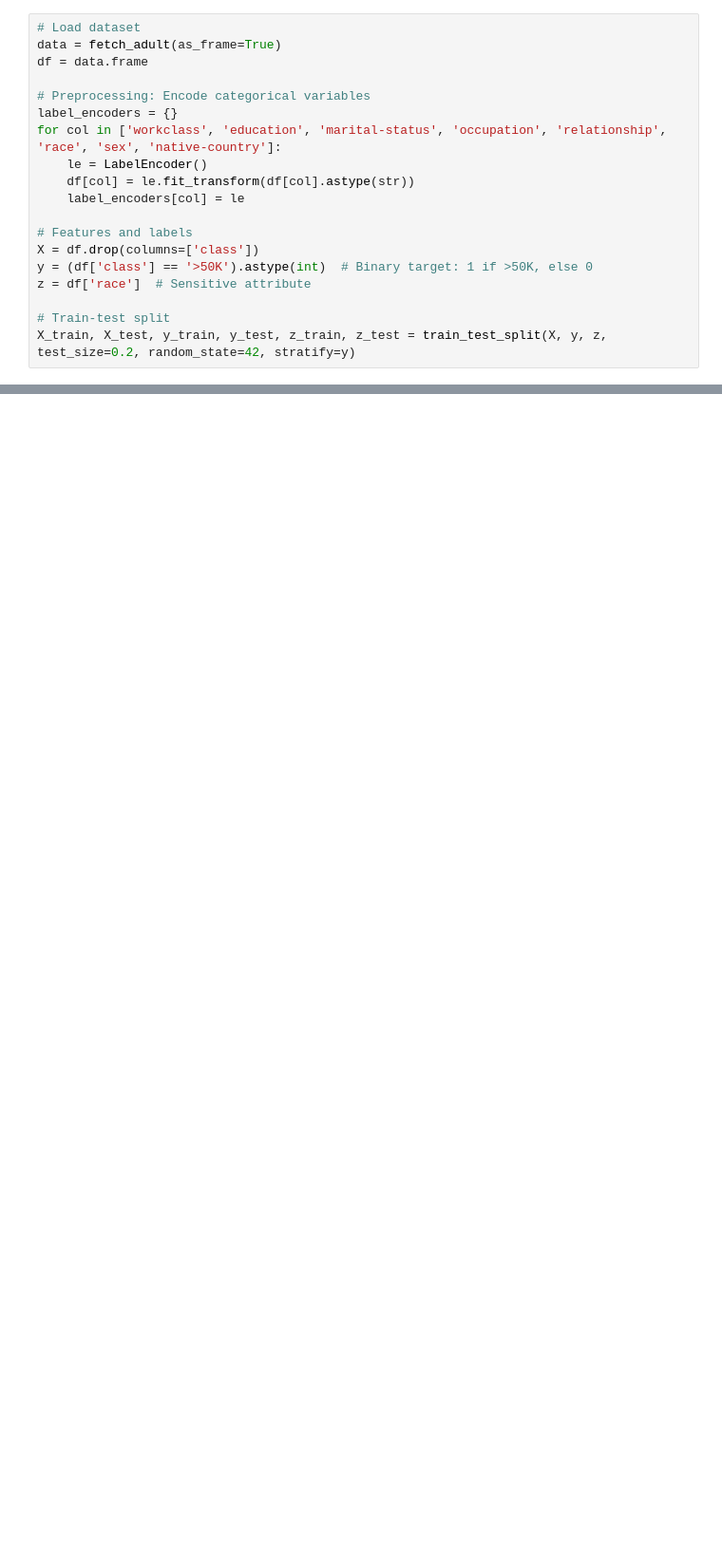
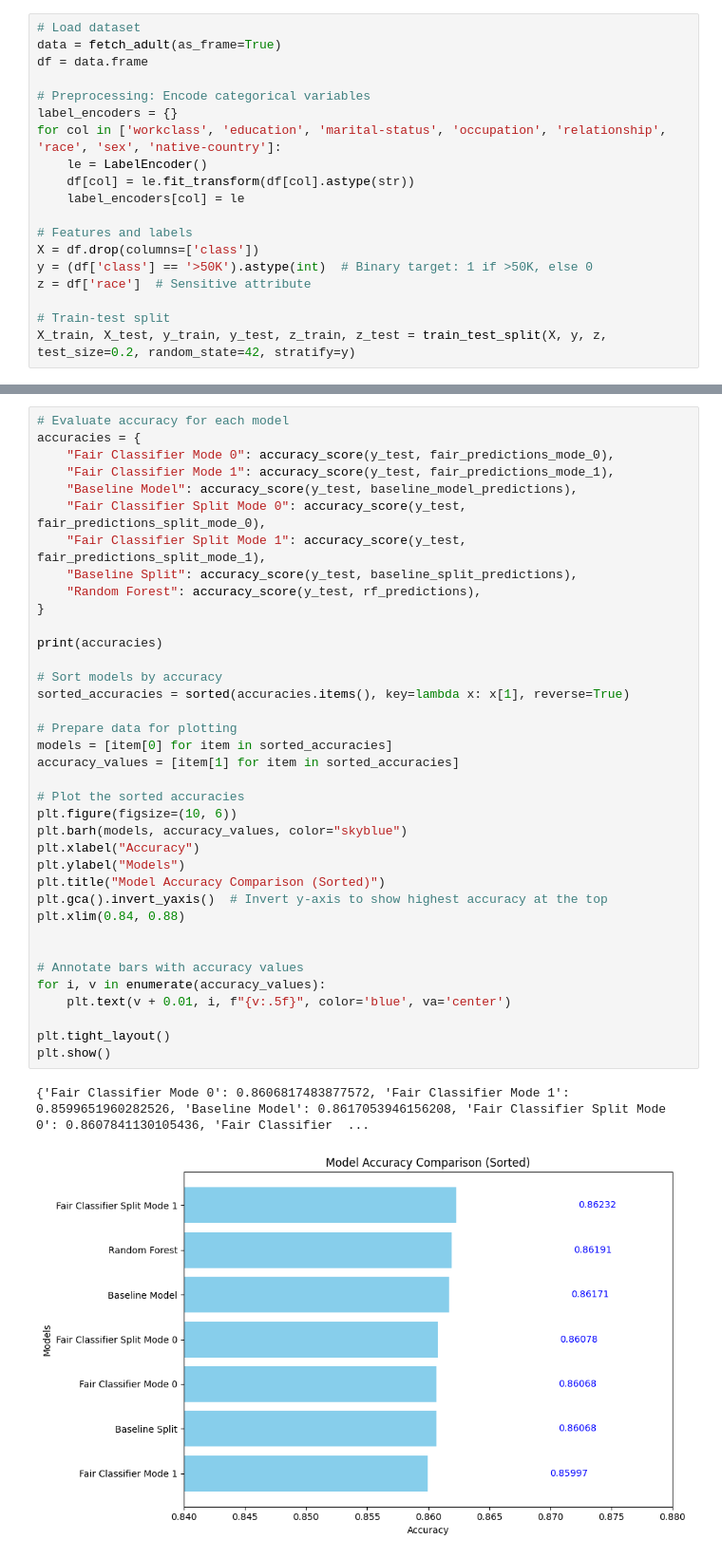
Before and after one commit to trdin/FairStudentTeacher, a Jupyter notebook: main.ipynb, the cells around one changed output, grey strips where cells are left out. Shown: that part at 95% size. Drawn from its saved outputs; the diff is of its cells as text; blank space fills up the shorter version.

Commit message:
added baseline teacherStudent model, charts for Accuracy, checking parameters for classifier tzpes

```diff
--- a/main.ipynb
+++ b/main.ipynb
@@ -88,4 +104,44 @@ baseline_predictions = baseline_classifier.predict(X_test)
 # %% [output]
 Min accuracy group: 2
 Min accuracy group: 1
+# %%
+# Evaluate accuracy for each model
+accuracies = {
+    "Fair Classifier Mode 0": accuracy_score(y_test, fair_predictions_mode_0),
+    "Fair Classifier Mode 1": accuracy_score(y_test, fair_predictions_mode_1),
+    "Baseline Model": accuracy_score(y_test, baseline_model_predictions),
+    "Fair Classifier Split Mode 0": accuracy_score(y_test, fair_predictions_split_mode_0),
+    "Fair Classifier Split Mode 1": accuracy_score(y_test, fair_predictions_split_mode_1),
+    "Baseline Split": accuracy_score(y_test, baseline_split_predictions),
+    "Random Forest": accuracy_score(y_test, rf_predictions),
+}
+
+print(accuracies)
+
+# Sort models by accuracy
+sorted_accuracies = sorted(accuracies.items(), key=lambda x: x[1], reverse=True)
+
+# Prepare data for plotting
+models = [item[0] for item in sorted_accuracies]
+accuracy_values = [item[1] for item in sorted_accuracies]
+
+# Plot the sorted accuracies
+plt.figure(figsize=(10, 6))
+plt.barh(models, accuracy_values, color="skyblue")
+plt.xlabel("Accuracy")
+plt.ylabel("Models")
+plt.title("Model Accuracy Comparison (Sorted)")
+plt.gca().invert_yaxis()  # Invert y-axis to show highest accuracy at the top
+plt.xlim(0.84, 0.88)
+
+
+# Annotate bars with accuracy values
+for i, v in enumerate(accuracy_values):
+    plt.text(v + 0.01, i, f"{v:.5f}", color='blue', va='center')
+
+plt.tight_layout()
+plt.show()
+# %% [output]
+{'Fair Classifier Mode 0': 0.8606817483877572, 'Fair Classifier Mode 1': 0.8599651960282526, 'Baseline Model': 0.8617053946156208, 'Fair Classifier Split Mode 0': 0.8607841130105436, 'Fair Classifier  ...
+[figure, added]
 # %%
```
Also changed, not shown: parts of 5 cells of this notebook, 2 other files.
